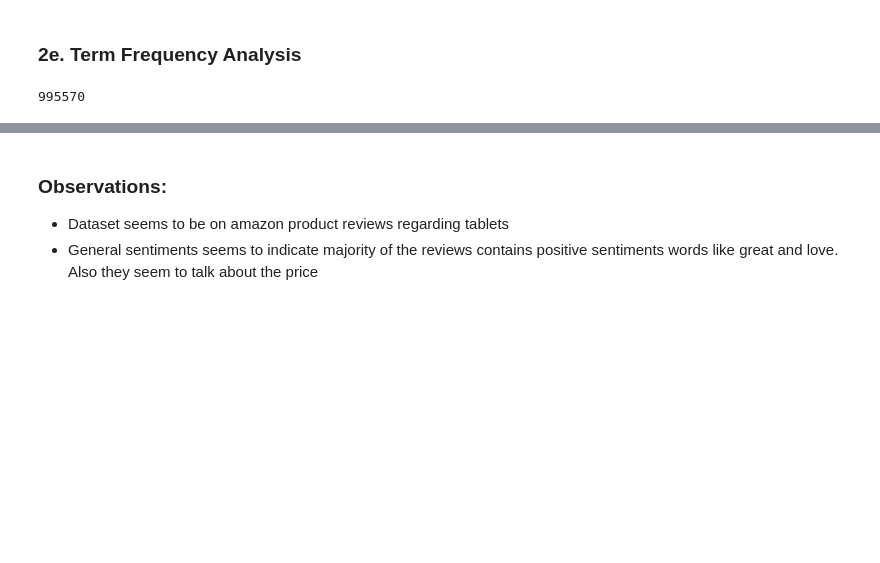
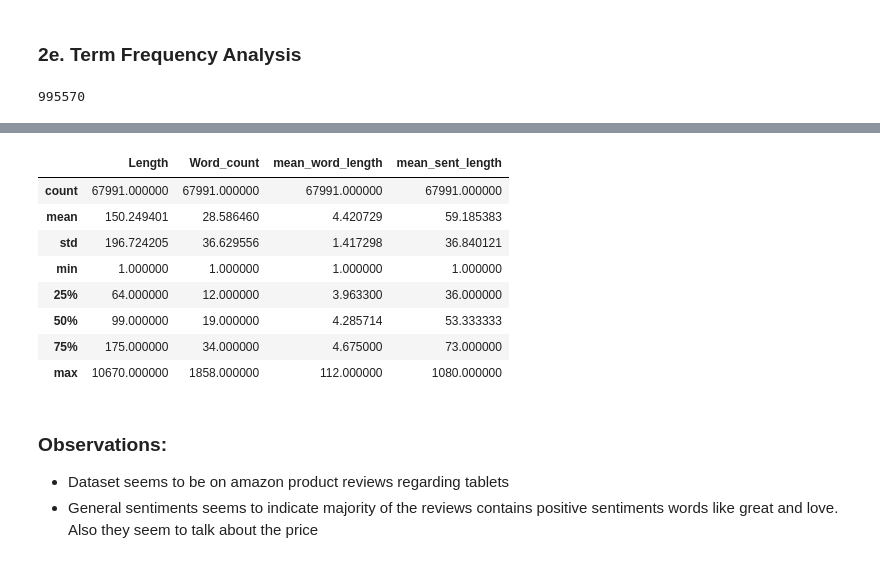
Before and after one commit to SantoshYadaw/Review-Generation-using-GPT2, a Jupyter notebook: notebooks/text-gen.ipynb, the cells around one changed output, grey strips where cells are left out. Cells and saved outputs as stored; diff of their text form; code cells hidden in the pictures; blank space fills up the shorter version.

```diff
--- a/notebooks/text-gen.ipynb
+++ b/notebooks/text-gen.ipynb
@@ -202,3 +162,16 @@ plt.show()
+# %%
+# Get the statistics
+data.describe()
+# %% [output]
+|  | Length | Word_count | mean_word_length | mean_sent_length |
+| count | 67991.000000 | 67991.000000 | 67991.000000 | 67991.000000 |
+| mean | 150.249401 | 28.586460 | 4.420729 | 59.185383 |
+| std | 196.724205 | 36.629556 | 1.417298 | 36.840121 |
+| min | 1.000000 | 1.000000 | 1.000000 | 1.000000 |
+| 25% | 64.000000 | 12.000000 | 3.963300 | 36.000000 |
+| 50% | 99.000000 | 19.000000 | 4.285714 | 53.333333 |
+| 75% | 175.000000 | 34.000000 | 4.675000 | 73.000000 |
+| max | 10670.000000 | 1858.000000 | 112.000000 | 1080.000000 |
 # %% [markdown]
 ### Observations:
  - Dataset seems to be on amazon product reviews regarding tablets
```
Also changed, not shown: parts of 16 cells of this notebook.
